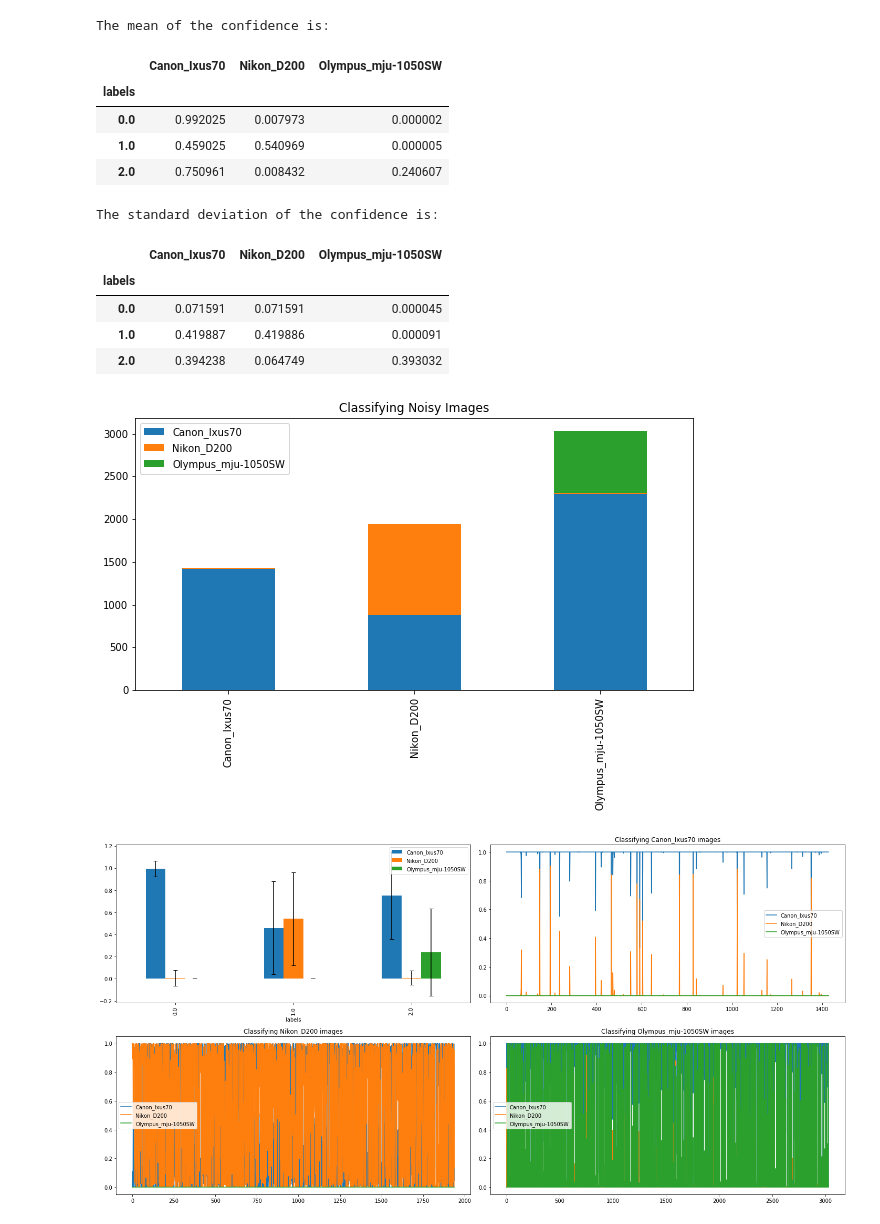
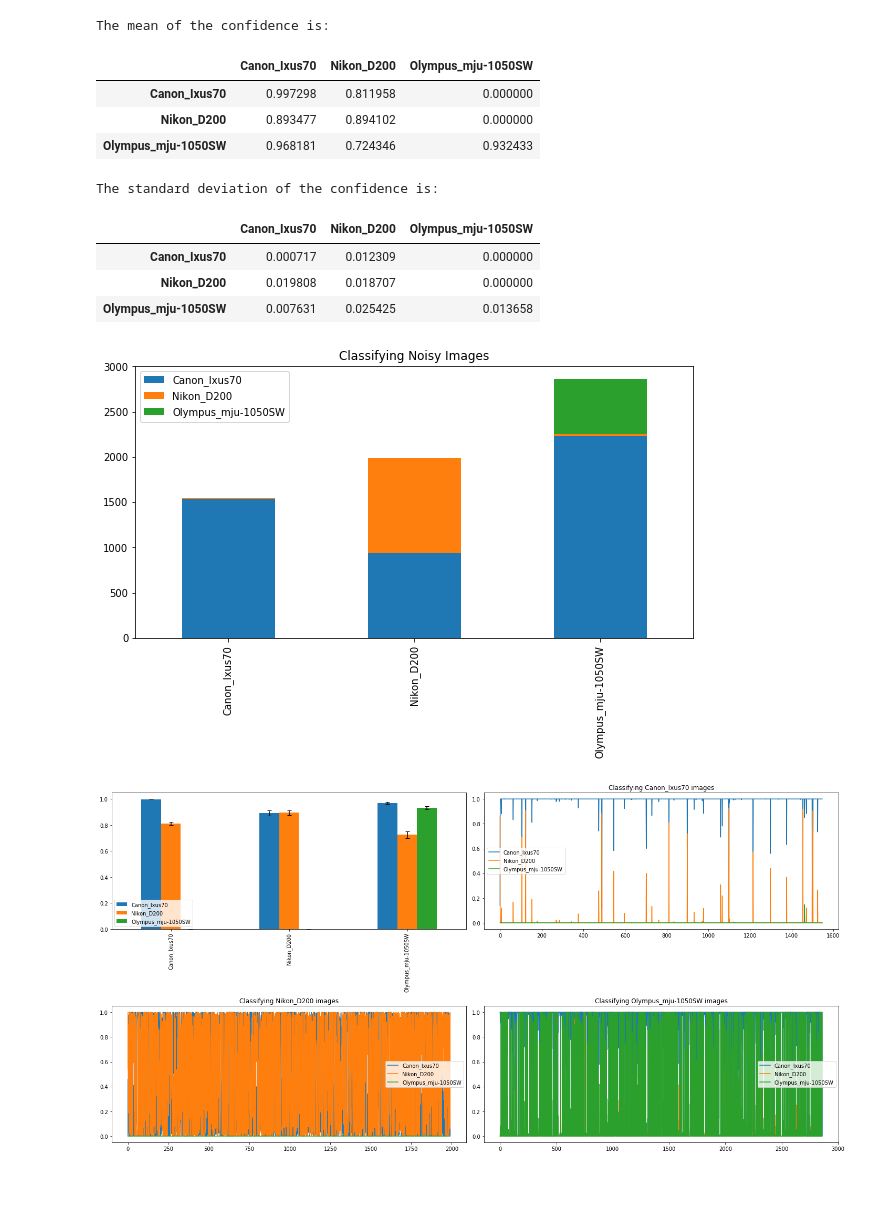
Before and after one commit to jiarongp/CamModel, a Jupyter notebook: post_test.ipynb, the cells around one changed output. Saved outputs shown, nothing was run; the diff lists cells and outputs as text; code cells hidden in the pictures; blank space fills up the shorter version.

```diff
--- a/post_test.ipynb
+++ b/post_test.ipynb
@@ -17,7 +17,8 @@ from tensorflow.keras.preprocessing.image import ImageDataGenerator
 from params import dresden_images_root, patches_root, patches_db_path, train_csv_path, \
 post_root, compr_img, noise_img, blur_img
 # %%
-model_list = os.listdir(os.path.join(patches_root, 'test'))
+train_db = pd.read_csv(train_csv_path)
+model_list = np.unique(train_db['brand_model'])
 
 img_path = [] # path of the images
 file_name = [] # file name of the images
@@ -146,14 +146,16 @@ noise_generator = test_data_gen.flow_from_directory(
 print('\n# Evaluate on test data')
 results = model.evaluate(noise_generator)
 
-hist, conf, labels = func.evaluate(model_list, noise_generator, model, index=model_list, columns=model_list,
+hist, conf, pred_labels, real_labels = func.evaluate(model_list, noise_generator, model, index=model_list, columns=model_list,
                                    title='Classifying Noisy Images', num_batch=100)
-mean, error = func.mean_error(labels, conf, model_list)
+
+df_mean, df_error = func.mean_error(conf, pred_labels, real_labels,
+                                    real_model=model_list, pred_model=model_list)
+
 fig, axes = plt.subplots(nrows=2, ncols=2, figsize=(20, 10))
-mean.plot.bar(yerr=error, ax=axes[0,0], capsize=4)
-# for all the images' real label is a certain camera, for example Canon_Ixus70,
-# how does these images are classified ? The magnitude of the histogram indicate how
-# sure is the model classified the image as one camera(show by color)
+df_mean.plot.bar(yerr=df_error, ax=axes[0,0], capsize=4)
 graph = {0:axes[0,1], 1:axes[1,0], 2:axes[1, 1]}
-func.plot_conf(model_list, labels, conf, graph)
+
+func.plot_conf(conf, pred_labels, real_labels, graph, real_model=model_list, pred_model=model_list)
+plt.tight_layout()
 # %% [output]
@@ -172,17 +174,15 @@ index are predictions, columns are ground truth
 The mean of the confidence is:
 |  | Canon_Ixus70 | Nikon_D200 | Olympus_mju-1050SW |
-| labels |  |  |  |
-| 0.0 | 0.992025 | 0.007973 | 0.000002 |
-| 1.0 | 0.459025 | 0.540969 | 0.000005 |
-| 2.0 | 0.750961 | 0.008432 | 0.240607 |
+| Canon_Ixus70 | 0.997298 | 0.811958 | 0.000000 |
+| Nikon_D200 | 0.893477 | 0.894102 | 0.000000 |
+| Olympus_mju-1050SW | 0.968181 | 0.724346 | 0.932433 |
 The standard deviation of the confidence is:
 |  | Canon_Ixus70 | Nikon_D200 | Olympus_mju-1050SW |
-| labels |  |  |  |
-| 0.0 | 0.071591 | 0.071591 | 0.000045 |
-| 1.0 | 0.419887 | 0.419886 | 0.000091 |
-| 2.0 | 0.394238 | 0.064749 | 0.393032 |
+| Canon_Ixus70 | 0.000717 | 0.012309 | 0.000000 |
+| Nikon_D200 | 0.019808 | 0.018707 | 0.000000 |
+| Olympus_mju-1050SW | 0.007631 | 0.025425 | 0.013658 |
-[figure, old version]
+[figure, new version]
-[figure, old version]
+[figure, new version]
 # %%
 # Read the positive test samples.
 blur_generator = test_data_gen.flow_from_directory(
```
Also changed, not shown: parts of 3 cells of this notebook, 4 other files.
